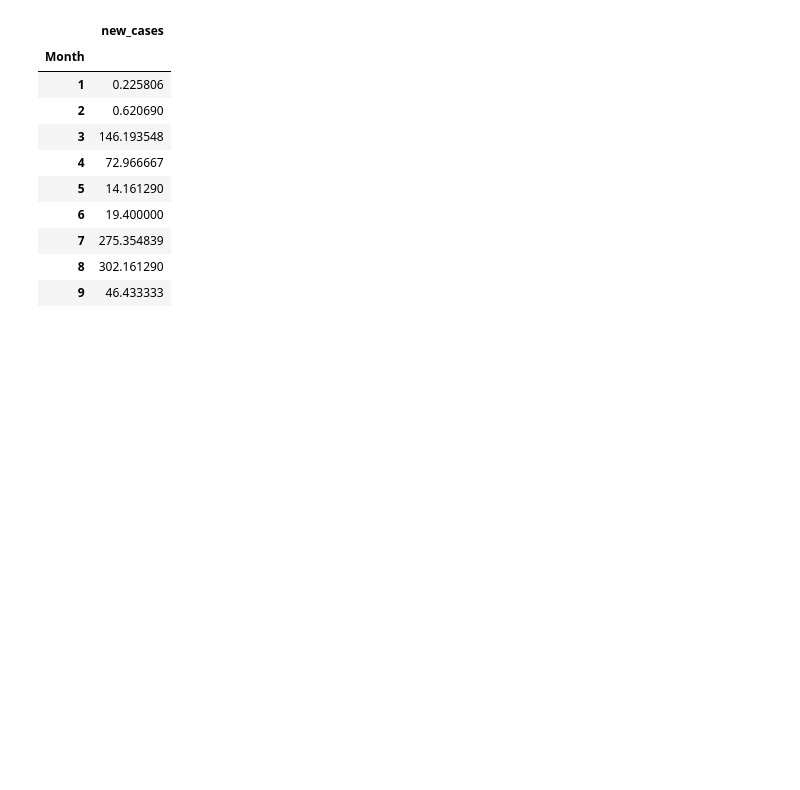
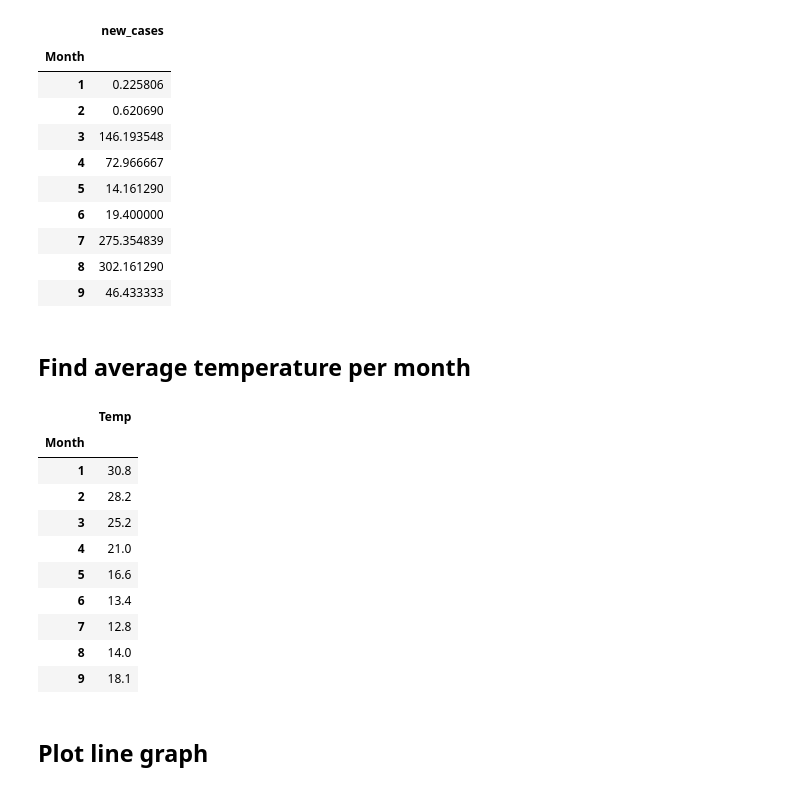
Before and after one commit to skumble27/COVID-19-Causation, a Jupyter notebook: alison_chambers/aus_casesVSweather.ipynb, the cells around one changed output. Drawn from its saved outputs; the diff is of its cells as text; code cells hidden in the pictures; blank space fills up the shorter version.

```diff
--- a/alison_chambers/aus_casesVSweather.ipynb
+++ b/alison_chambers/aus_casesVSweather.ipynb
@@ -49,3 +47,24 @@ aus_av_cases.sort_values(by="Month", ascending=True)
+# %% [markdown]
+## Find average temperature per month
 # %%
 #Read in Aus temperature history
 aus_temp = pd.read_csv("Resources/Canberra_HistoricalData.csv")
+
+#Filter to get monthly average temperature
+aus_av_temp=aus_temp.iloc[38,1:10]
+aus_av_temp=pd.DataFrame(aus_av_temp)
+aus_av_temp.columns=["Temp"]
+aus_av_temp.index=aus_av_cases.index
+aus_av_temp
+# %% [output]
+|  | Temp |
+| Month |  |
+| 1 | 30.8 |
+| 2 | 28.2 |
+| 3 | 25.2 |
+| 4 | 21.0 |
+| 5 | 16.6 |
+| 6 | 13.4 |
+| 7 | 12.8 |
+| 8 | 14.0 |
+| 9 | 18.1 |
@@ -59,3 +71,5 @@ aus_av_temp.columns=["Temp"]
+# %% [markdown]
+## Plot line graph
 # %%
 #Define axis
 x_axis=np.arange(0,9,1)
```
Also changed, not shown: parts of 10 cells of this notebook, 7 other files.
